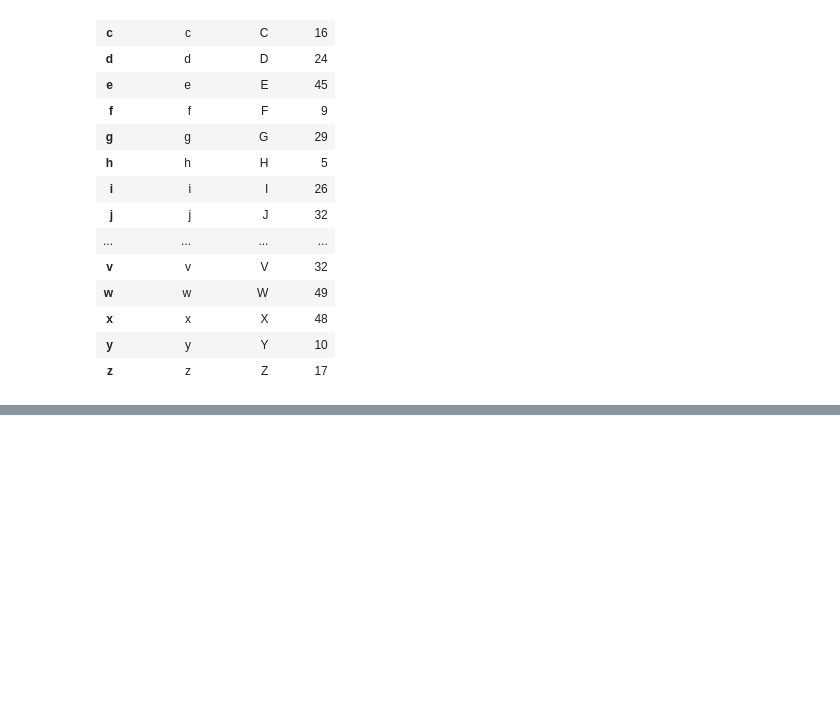
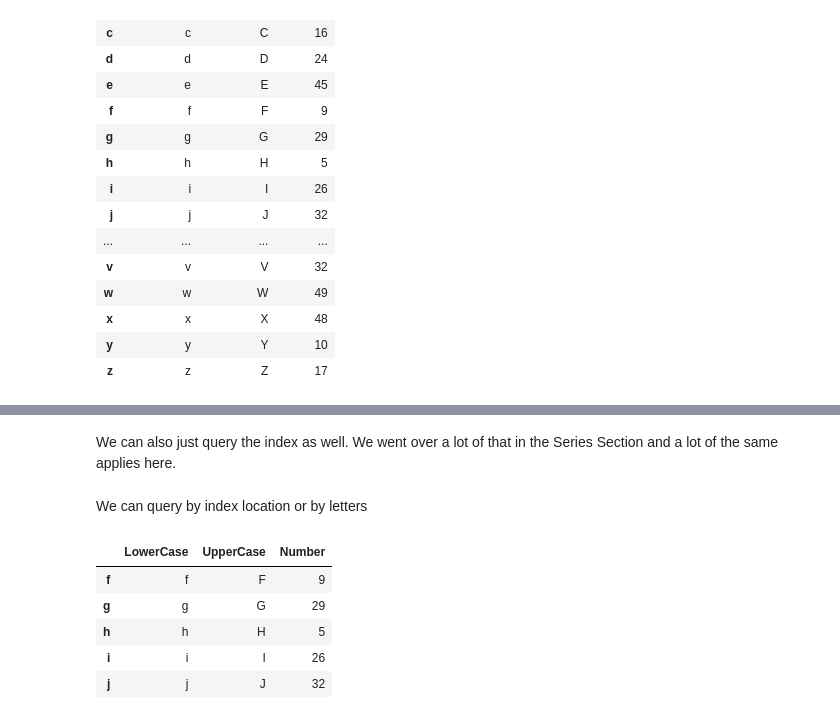
Before and after one commit to bllchmbrs/data_analysis_with_python_and_pandas, a Jupyter notebook: 4 - pandas Basics/4-4 pandas DataFrame Basics.ipynb, the cells around one changed output, grey strips where cells are left out. Cells and saved outputs as stored; diff of their text form; code cells hidden in the pictures; blank space fills up the shorter version.

```diff
--- a/s6 - pandas DataFrame - 1.ipynb
+++ b/4 - pandas Basics/4-4 pandas DataFrame Basics.ipynb
@@ -156,0 +199,13 @@ letters.sort()
+# %% [markdown]
+We can also just query the index as well. We went over a lot of that in the Series Section and a lot of the same applies here.
+# %% [markdown]
+We can query by index location or by letters
+# %%
+letters.iloc[5:10]
+# %% [output]
+|  | LowerCase | UpperCase | Number |
+| f | f | F | 9 |
+| g | g | G | 29 |
+| h | h | H | 5 |
+| i | i | I | 26 |
+| j | j | J | 32 |
```
Also changed, not shown: parts of 15 cells of this notebook, 28 other files.
